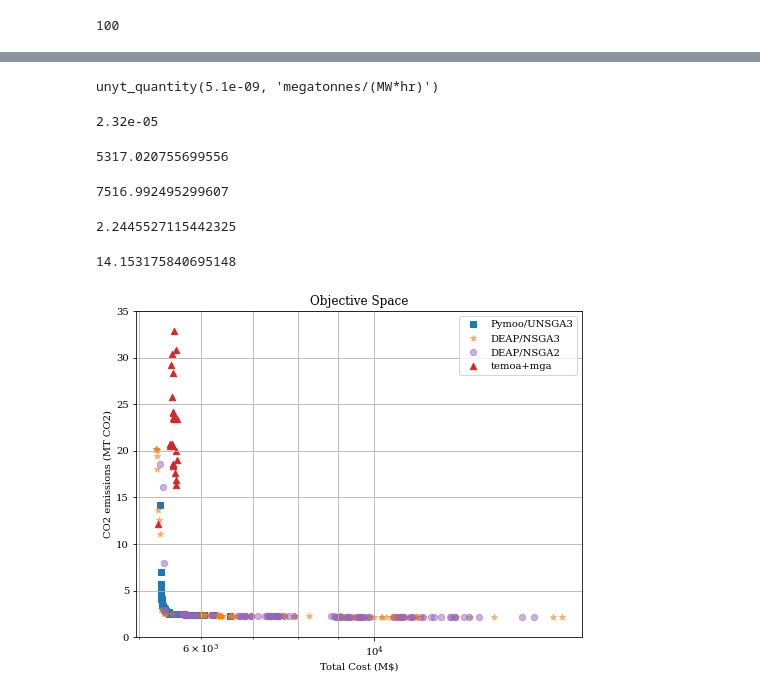
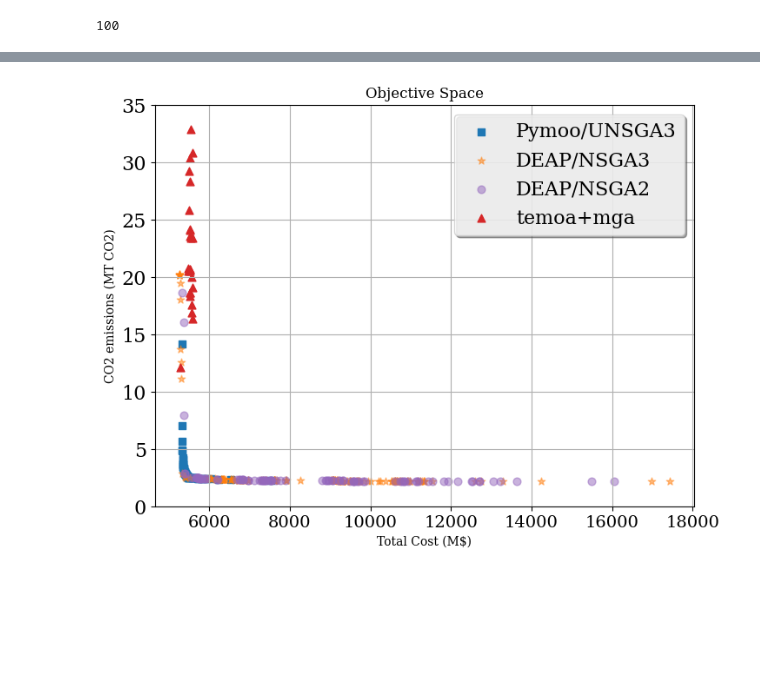
Before and after one commit to samgdotson/2023-dotson-prelim, a Jupyter notebook: analysis/algorithm_comparison.ipynb, the cells around one changed output, grey strips where cells are left out. Drawn from its saved outputs; the diff is of its cells as text; code cells hidden in the pictures; blank space fills up the shorter version.

```diff
--- a/analysis/algorithm_comparison.ipynb
+++ b/analysis/algorithm_comparison.ipynb
@@ -10,8 +10,20 @@ import matplotlib as mpl
 import numpy as np
 import pandas as pd
 
-plt.rcParams['figure.figsize'] = (9, 6)
+mpl.use("pgf")
+plt.rcParams['pgf.texsystem'] = 'pdflatex'
+plt.rcParams['text.usetex'] = True
+plt.rcParams['pgf.rcfonts'] = False
 plt.rcParams['figure.edgecolor'] = 'k'
-plt.rcParams['figure.facecolor'] = 'w'
-plt.rcParams['font.family'] = 'serif'
+plt.rcParams['figure.facecolor'] = 'lightgray'
+plt.rcParams['savefig.dpi'] = 400
+plt.rcParams['figure.figsize'] = (8, 6)
+plt.rcParams['savefig.bbox'] = 'tight'
+plt.rcParams['font.family'] = "serif"
+plt.rcParams['xtick.labelsize'] = 14
+plt.rcParams['ytick.labelsize'] = 14
+plt.rcParams['legend.fontsize'] = 16
+plt.rcParams['legend.shadow'] = True
+
+plt.rcParams['text.latex.preamble'] = r'\newcommand{\mathdefault}[1][]{}'
 # %%
@@ -21,6 +36,3 @@ nsga2_path = "../../deap_data/20230426-172831-OsierModel.pkl"
 dummy_problem = CapacityExpansion(technology_list=[1], demand=np.arange(1,10,1), objectives=[])
 # %% [markdown]
 ## NSGA2
-# %%
-with open("../../2023-04-26-nsga2-history.pkl", "rb") as file:
-    nsga2_history = dill.load(file)
@@ -76,7 +89,8 @@ nsga2_fitness
 # %% [output]
 array([], shape=(166, 0), dtype=float64)
 # %%
-with open("/media/sdotson/maxone/osier_data/2022-12-31-USNGA3-results.pkl", "rb") as file:
+# with open("/media/sdotson/maxone/osier_data/2022-12-31-USNGA3-results.pkl", "rb") as file:
+with open("../../osier_data/2022-12-31-USNGA3-results.pkl", "rb") as file:
     old_results = dill.load(file)
 # %%
 len(old_results.history)
@@ -93,26 +103,8 @@ unyt_quantity(5.1e-09, 'megatonnes/(MW*hr)')
-# %%
-nuclear_adv.lifecycle_co2_rate
-# %% [output]
-unyt_quantity(5.1e-09, 'megatonnes/(MW*hr)')
-# %%
-old_results.problem.technology_list[-3].co2
-# %% [output]
-2.32e-05
-# %%
-display(old_results.F[:,0].min())
-display(old_results.F[:,0].max())
-display(old_results.F[:,1].min())
-display(old_results.F[:,1].max())
-# %% [output]
-5317.020755699556
-7516.992495299607
-2.2445527115442325
-14.153175840695148
 # %%
 pf_usnga3 = old_results.F
-with open("../../2023-05-12-nsga2_PF_Fitness_95.pkl_95", "rb") as file:
+with open("../../osier_data/2023-05-12-nsga2_PF_Fitness_95.pkl_95", "rb") as file:
     pf_nsga2 = dill.load(file)
-with open("../../deap_data/2023-05-06_OBJ_2_PF_Fitness_95.pkl_95", "rb") as file:
+with open("../../osier_data/2023-05-06_OBJ_2_PF_Fitness_95.pkl_95", "rb") as file:
     pf_nsga3 = dill.load(file)
 # %%
 with open('../data/2022-11-18-temoa_mga_objective_remap.pkl', "rb") as file:
@@ -120,23 +112,23 @@ with open('../data/2022-11-18-temoa_mga_objective_remap.pkl', "rb") as file:
 # %%
 plt.figure(figsize=(8, 6), facecolor='w')
 plt.scatter(pf_usnga3[:, 0], pf_usnga3[:, 1], s=40, facecolors='tab:blue', label='Pymoo/UNSGA3', marker='s')
 plt.scatter(pf_nsga3[:, 0], pf_nsga3[:, 1], s=40, facecolors='tab:orange', label='DEAP/NSGA3', marker='*', alpha=0.5)
 plt.scatter(pf_nsga2[:, 0], pf_nsga2[:, 1], s=40, facecolors='tab:purple', label='DEAP/NSGA2', alpha=0.5)
 plt.scatter(pf_temoa_remap[:, 0], pf_temoa_remap[:, 1], marker='^',
             s=40, facecolors='tab:red', edgecolors='tab:red', label='temoa+mga')
 
 plt.title("Objective Space")
 # temoa_min = pf_temoa_remap[:,0].min()
 plt.ylim(0,35)
-plt.xscale('log')
+# plt.xscale('log')
 # plt.yscale('log')
 plt.grid()
 plt.grid(which='minor')
 
 # plt.axvspan(xmin=temoa_min, xmax=temoa_min*1.1, alpha=0.2, hatch='/')
 plt.xlabel("Total Cost (M$)")
 plt.ylabel("CO2 emissions (MT CO2)")
 plt.legend()
 plt.show()
 # %% [output]
-[figure, old version]
+[figure, new version]
```
Also changed, not shown: parts of 8 cells of this notebook, 21 other files.
